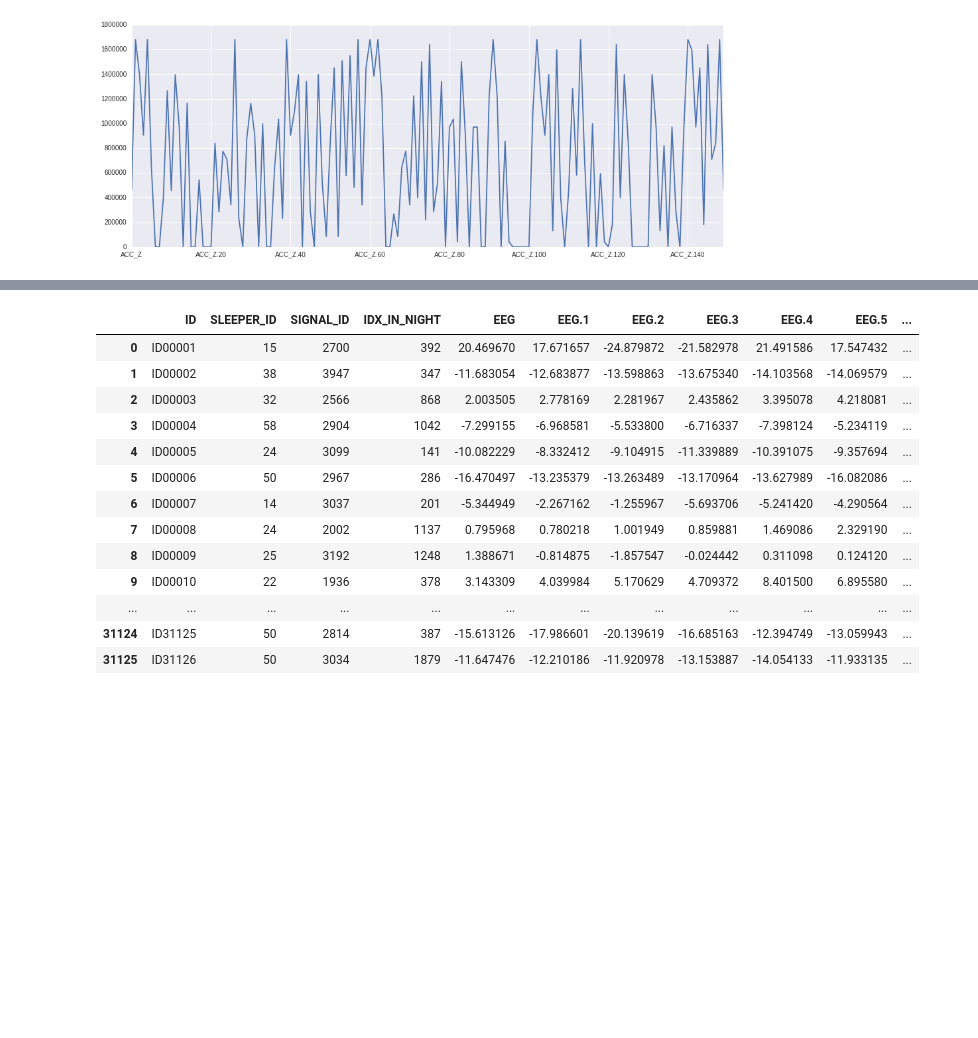
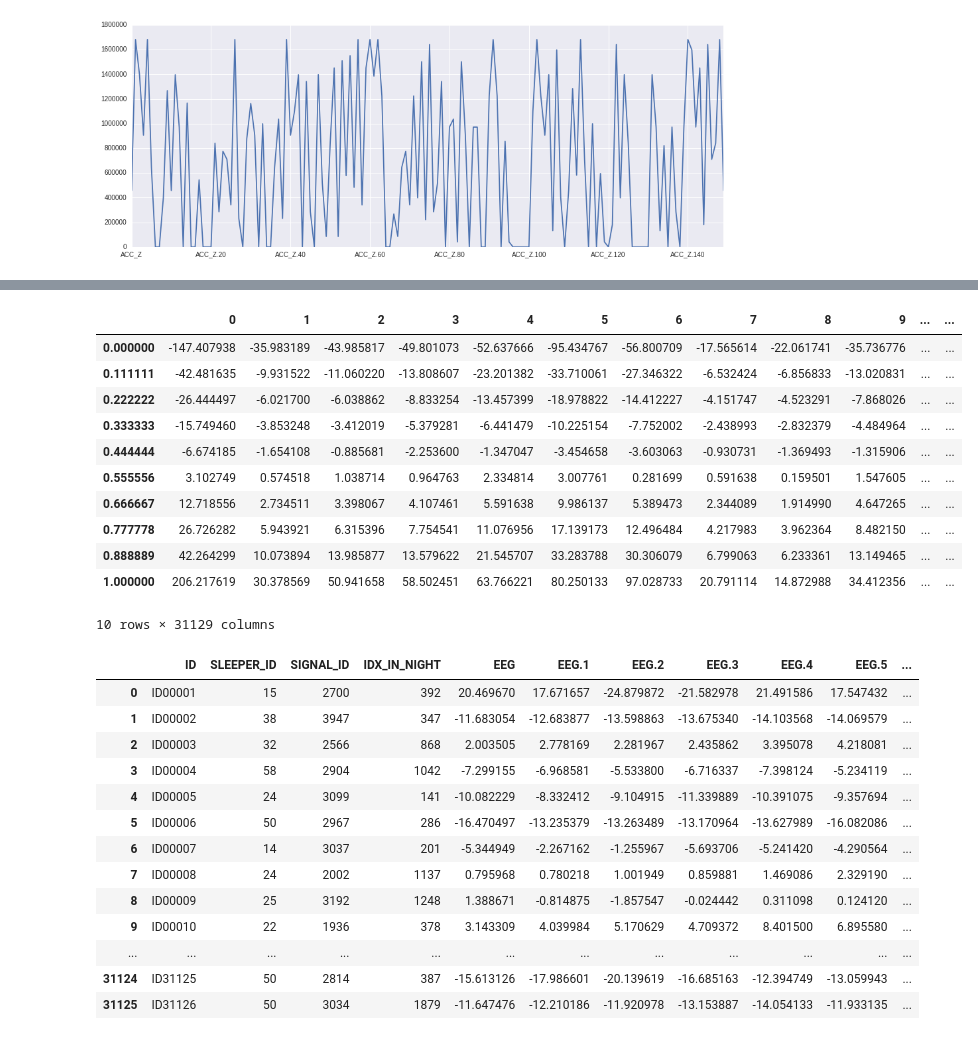
Before and after one commit to sofcalca/sleep, a Jupyter notebook: Exploratory_file.ipynb, the cells around one changed output, grey strips where cells are left out. Drawn from its saved outputs; the diff is of its cells as text; code cells hidden in the pictures; blank space fills up the shorter version.

```diff
--- a/Exploratory_file.ipynb
+++ b/Exploratory_file.ipynb
@@ -6,11 +8,12 @@ import numpy as np
 # %%
 from sys import platform as _platform
 
-if _platform =='linux2':
-    path = '../data/data_sleep/'
-else:
-    #mets ton path ici et ça devrait marcher :)
-    path = ""
+#if _platform =='linux2':
+#    path = '../data/data_sleep/'
+#else:
+#    #mets ton path ici et ça devrait marcher :)
+#    path = ""
+path = ""
 # %%
 train=pd.read_csv(path+"input_train.csv")
 test=pd.read_csv(path+"input_test.csv")
@@ -140,0 +109,17 @@ train.loc[0,train.columns.map(lambda x: x[:5]) == "ACC_Z"].plot(figsize=(16,6))
+# %%
+ACC_X = train.loc[:,train.columns.map(lambda x: x[:3]) == "ACC_X"]
+ACC_Y = train.loc[:,train.columns.map(lambda x: x[:3]) == "ACC_Y"]
+ACC_Z = train.loc[:,train.columns.map(lambda x: x[:3]) == "ACC_Z"]
+# %% [output]
+|  | 0 | 1 | 2 | 3 | 4 | 5 | 6 | 7 | 8 | 9 | ... | ... |
+| 0.000000 | -147.407938 | -35.983189 | -43.985817 | -49.801073 | -52.637666 | -95.434767 | -56.800709 | -17.565614 | -22.061741 | -35.736776 | ... | ... |
+| 0.111111 | -42.481635 | -9.931522 | -11.060220 | -13.808607 | -23.201382 | -33.710061 | -27.346322 | -6.532424 | -6.856833 | -13.020831 | ... | ... |
+| 0.222222 | -26.444497 | -6.021700 | -6.038862 | -8.833254 | -13.457399 | -18.978822 | -14.412227 | -4.151747 | -4.523291 | -7.868026 | ... | ... |
+| 0.333333 | -15.749460 | -3.853248 | -3.412019 | -5.379281 | -6.441479 | -10.225154 | -7.752002 | -2.438993 | -2.832379 | -4.484964 | ... | ... |
+| 0.444444 | -6.674185 | -1.654108 | -0.885681 | -2.253600 | -1.347047 | -3.454658 | -3.603063 | -0.930731 | -1.369493 | -1.315906 | ... | ... |
+| 0.555556 | 3.102749 | 0.574518 | 1.038714 | 0.964763 | 2.334814 | 3.007761 | 0.281699 | 0.591638 | 0.159501 | 1.547605 | ... | ... |
+| 0.666667 | 12.718556 | 2.734511 | 3.398067 | 4.107461 | 5.591638 | 9.986137 | 5.389473 | 2.344089 | 1.914990 | 4.647265 | ... | ... |
+| 0.777778 | 26.726282 | 5.943921 | 6.315396 | 7.754541 | 11.076956 | 17.139173 | 12.496484 | 4.217983 | 3.962364 | 8.482150 | ... | ... |
+| 0.888889 | 42.264299 | 10.073894 | 13.985877 | 13.579622 | 21.545707 | 33.283788 | 30.306079 | 6.799063 | 6.233361 | 13.149465 | ... | ... |
+| 1.000000 | 206.217619 | 30.378569 | 50.941658 | 58.502451 | 63.766221 | 80.250133 | 97.028733 | 20.791114 | 14.872988 | 34.412356 | ... | ... |
+10 rows × 31129 columns
```
Also changed, not shown: parts of 24 cells of this notebook.
